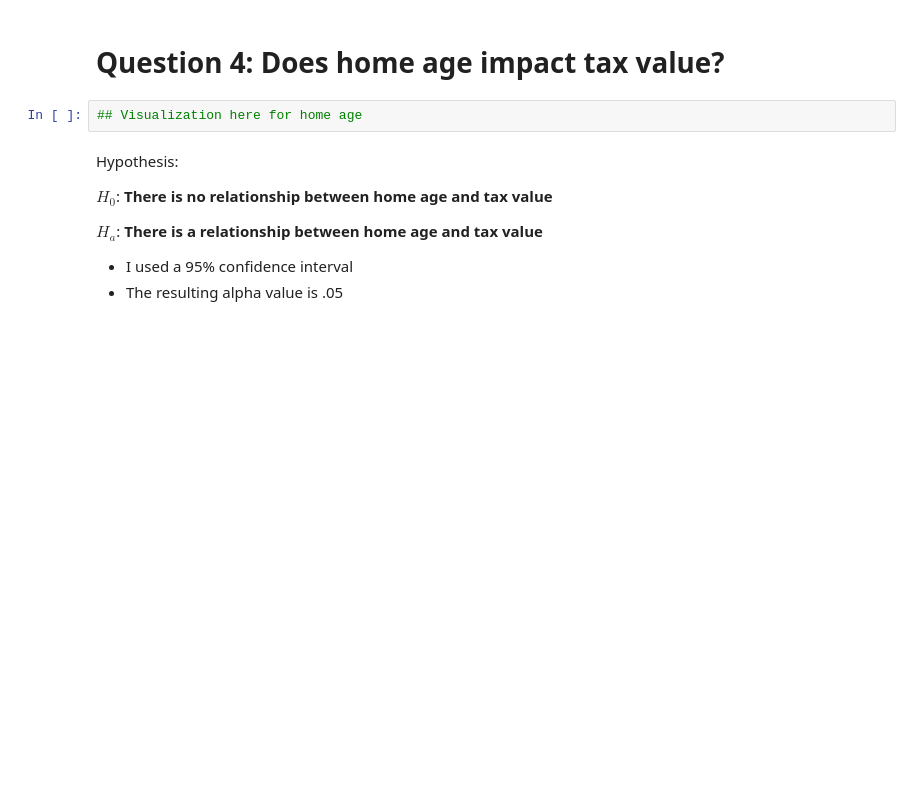
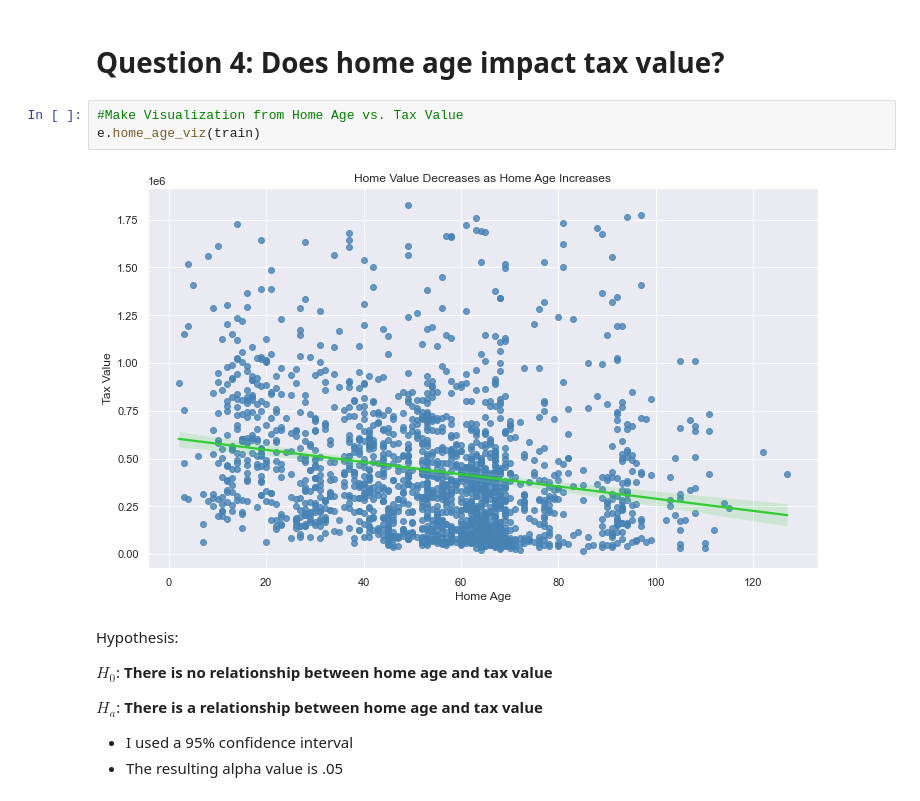
Before and after one commit to cristinalucin/regression-project, a Jupyter notebook: Zillow Final Report.ipynb, the cells around one changed output. Cells and saved outputs as stored; diff of their text form; blank space fills up the shorter version.

```diff
--- a/Zillow Final Report.ipynb
+++ b/Zillow Final Report.ipynb
@@ -240,7 +248,10 @@ Test statistic: 9.26, P-Value: 3.9030547897685863e-19
 # %% [markdown]
 # Question 4: Does home age impact tax value?
 # %%
-## Visualization here for home age
+#Make Visualization from Home Age vs. Tax Value
+e.home_age_viz(train)
+# %% [output]
+[figure, added]
 # %% [markdown]
 Hypothesis:
 
```
Also changed, not shown: parts of 37 cells of this notebook, 3 other files.
